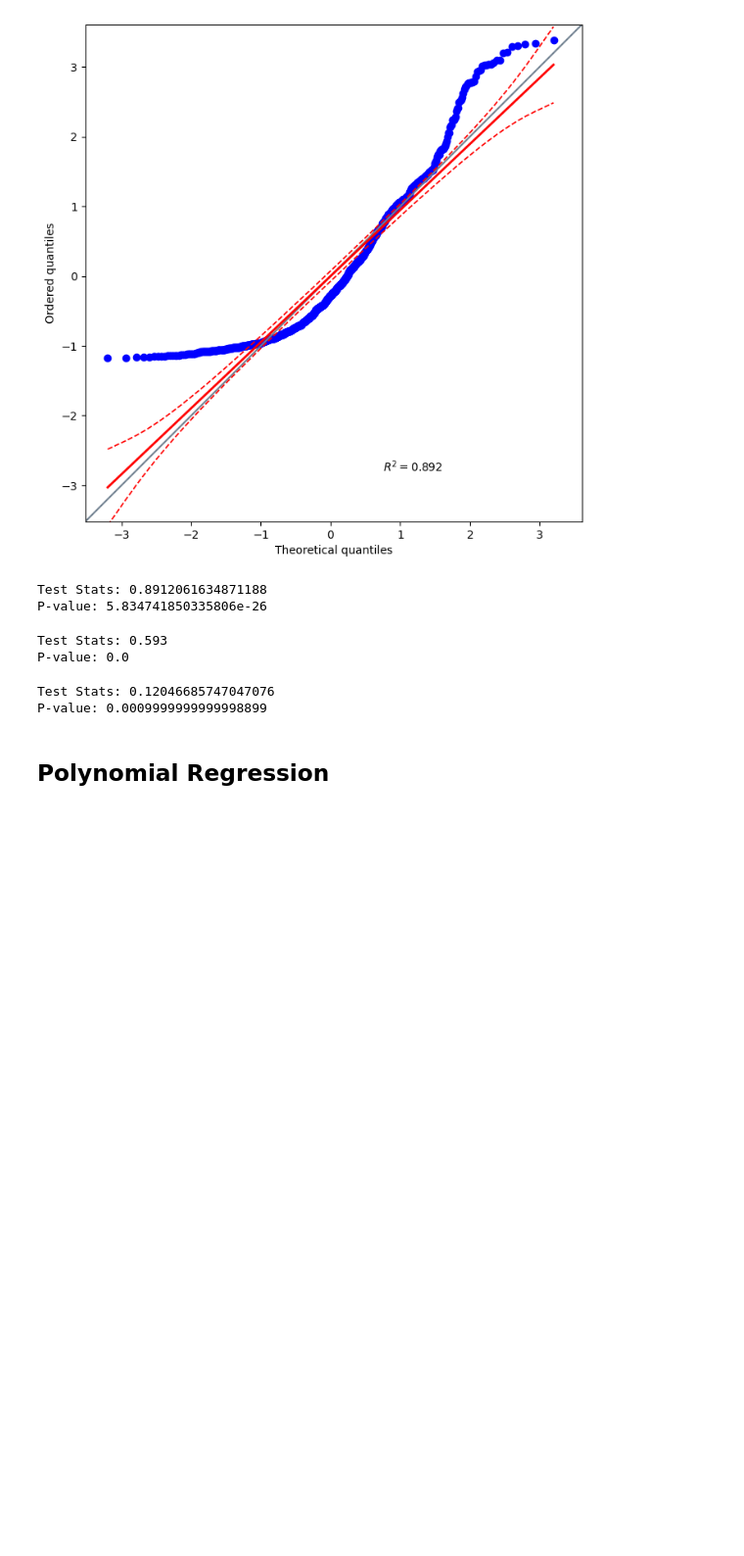
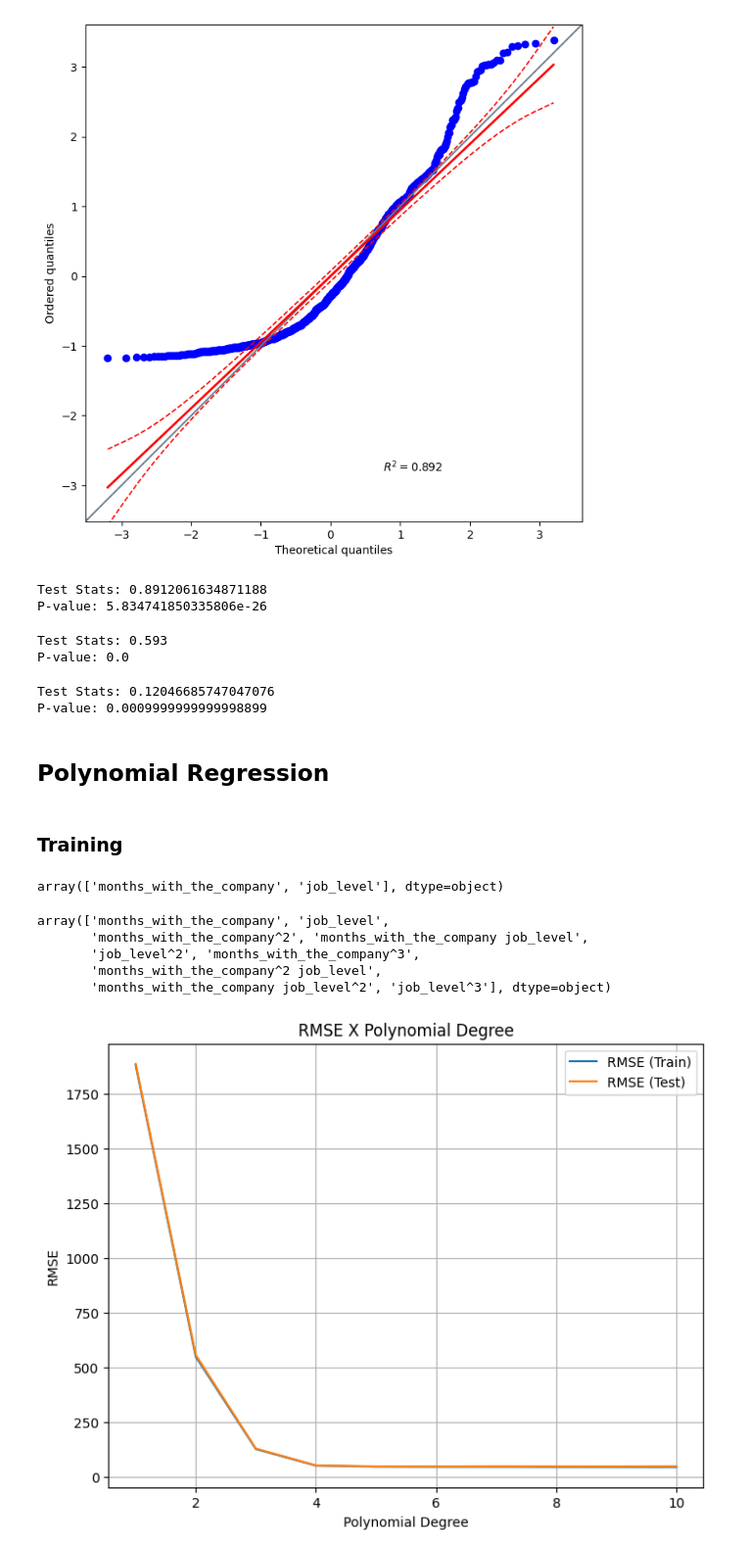
Before and after one commit to Reifhel/ml_models_practice, a Jupyter notebook: 03. Polynomial Regression/salary_forecast_model/salaries_forecast_model.ipynb, the cells around one changed output. Shown at 98% size. Saved outputs shown, nothing was run; the diff lists cells and outputs as text; code cells hidden in the pictures; blank space fills up the shorter version.

Commit message:
Feat: Polynomial Regression model Training and Validation

```diff
--- a/03. Polynomial Regression/salary_forecast_model/salaries_forecast_model.ipynb
+++ b/03. Polynomial Regression/salary_forecast_model/salaries_forecast_model.ipynb
@@ -327,3 +327,20 @@ Test Stats: 0.12046685747047076
 P-value: 0.0009999999999998899
 # %% [markdown]
 ## Polynomial Regression
+# %% [markdown]
+### Training
+# %%
+# Example of Polynomial features creation
+feat_poly = PolynomialFeatures(degree=3, include_bias=False)
+X_poly = feat_poly.fit_transform(X)
+feat_poly.feature_names_in_
+# %% [output]
+array(['months_with_the_company', 'job_level'], dtype=object)
+# %%
+feat_poly.get_feature_names_out(feat_poly.feature_names_in_)
+# %% [output]
+array(['months_with_the_company', 'job_level',
+       'months_with_the_company^2', 'months_with_the_company job_level',
+       'job_level^2', 'months_with_the_company^3',
+       'months_with_the_company^2 job_level',
+       'months_with_the_company job_level^2', 'job_level^3'], dtype=object)
@@ -329,0 +445,15 @@ P-value: 0.0009999999999998899
+# %%
+# Plot a graph to analyze the difference in RMSE among the various polynomial degrees
+plt.figure(figsize=(8,6))
+plt.plot(polynomial_degree, rmse_train_values, label='RMSE (Train)')
+plt.plot(polynomial_degree, rmse_test_values, label='RMSE (Test)')
+
+plt.xlabel("Polynomial Degree")
+plt.ylabel("RMSE")
+plt.title("RMSE X Polynomial Degree")
+plt.legend()
+
+plt.grid(True)
+plt.show()
+# %% [output]
+[figure, added]
```
Also changed, not shown: parts of 11 cells of this notebook.
